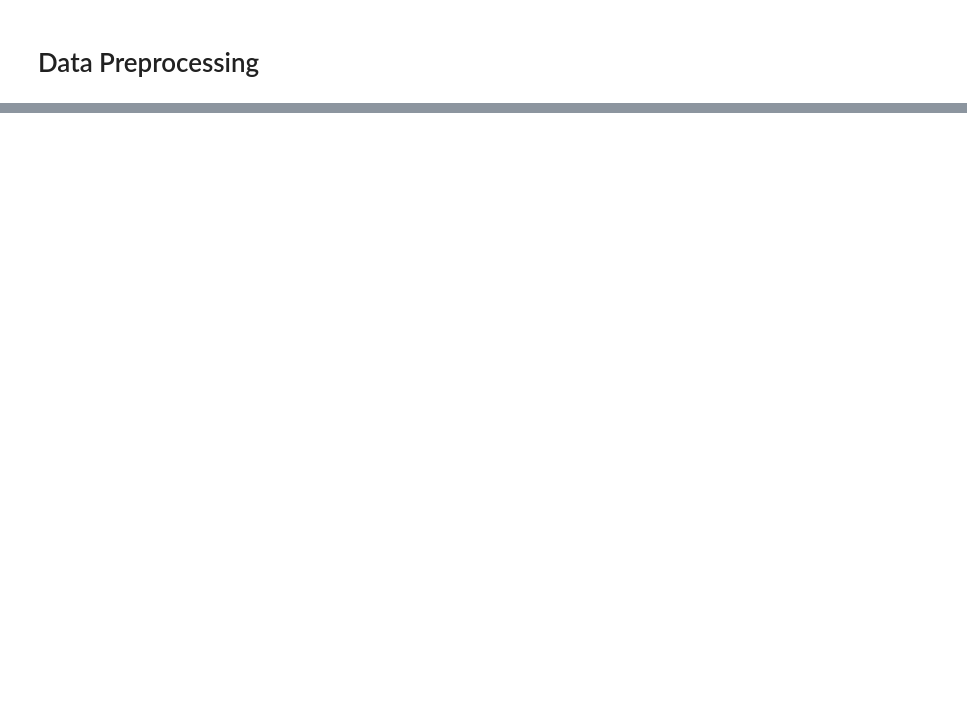
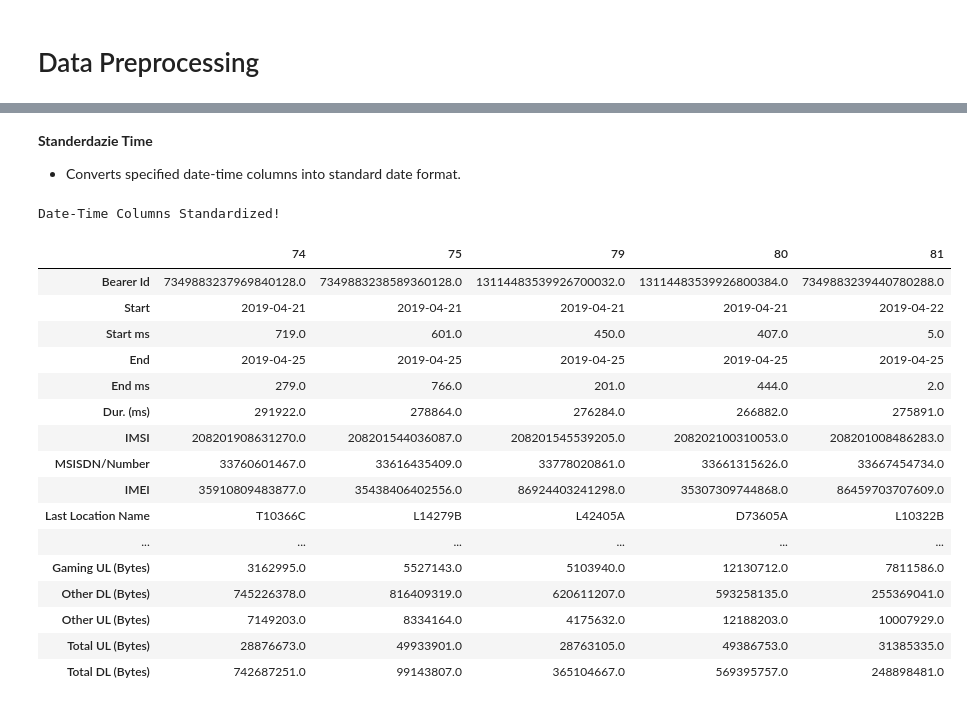
Before and after one commit to Heban-7/Telecom-Data-Analysis, a Jupyter notebook: notebooks/postgres_data.ipynb, the cells around one changed output, grey strips where cells are left out. Saved outputs shown, nothing was run; the diff lists cells and outputs as text; code cells hidden in the pictures; blank space fills up the shorter version.

```diff
--- a/notebooks/postgres_data.ipynb
+++ b/notebooks/postgres_data.ipynb
@@ -68,0 +97,2 @@ data.head().T
+# %%
+data_cleaning = TelecomDataCleaner()
@@ -68,0 +101,2 @@ data.head().T
+# %%
+clean_data = data_cleaning.clean_data(data)
@@ -68,0 +115,27 @@ data.head().T
+# %% [markdown]
+**Standerdazie Time**
+* Converts specified date-time columns into standard date format.
+# %%
+clean_data = data_cleaning.standardize_datetime_columns(clean_data, ['Start', 'End'])
+# %% [output]
+Date-Time Columns Standardized!
+# %%
+clean_data.head().T
+# %% [output]
+|  | 74 | 75 | 79 | 80 | 81 |
+| Bearer Id | 7349883237969840128.0 | 7349883238589360128.0 | 13114483539926700032.0 | 13114483539926800384.0 | 7349883239440780288.0 |
+| Start | 2019-04-21 | 2019-04-21 | 2019-04-21 | 2019-04-21 | 2019-04-22 |
+| Start ms | 719.0 | 601.0 | 450.0 | 407.0 | 5.0 |
+| End | 2019-04-25 | 2019-04-25 | 2019-04-25 | 2019-04-25 | 2019-04-25 |
+| End ms | 279.0 | 766.0 | 201.0 | 444.0 | 2.0 |
+| Dur. (ms) | 291922.0 | 278864.0 | 276284.0 | 266882.0 | 275891.0 |
+| IMSI | 208201908631270.0 | 208201544036087.0 | 208201545539205.0 | 208202100310053.0 | 208201008486283.0 |
+| MSISDN/Number | 33760601467.0 | 33616435409.0 | 33778020861.0 | 33661315626.0 | 33667454734.0 |
+| IMEI | 35910809483877.0 | 35438406402556.0 | 86924403241298.0 | 35307309744868.0 | 86459703707609.0 |
+| Last Location Name | T10366C | L14279B | L42405A | D73605A | L10322B |
+| ... | ... | ... | ... | ... | ... |
+| Gaming UL (Bytes) | 3162995.0 | 5527143.0 | 5103940.0 | 12130712.0 | 7811586.0 |
+| Other DL (Bytes) | 745226378.0 | 816409319.0 | 620611207.0 | 593258135.0 | 255369041.0 |
+| Other UL (Bytes) | 7149203.0 | 8334164.0 | 4175632.0 | 12188203.0 | 10007929.0 |
+| Total UL (Bytes) | 28876673.0 | 49933901.0 | 28763105.0 | 49386753.0 | 31385335.0 |
+| Total DL (Bytes) | 742687251.0 | 99143807.0 | 365104667.0 | 569395757.0 | 248898481.0 |
```
Also changed, not shown: parts of 11 cells of this notebook, 4 other files.
